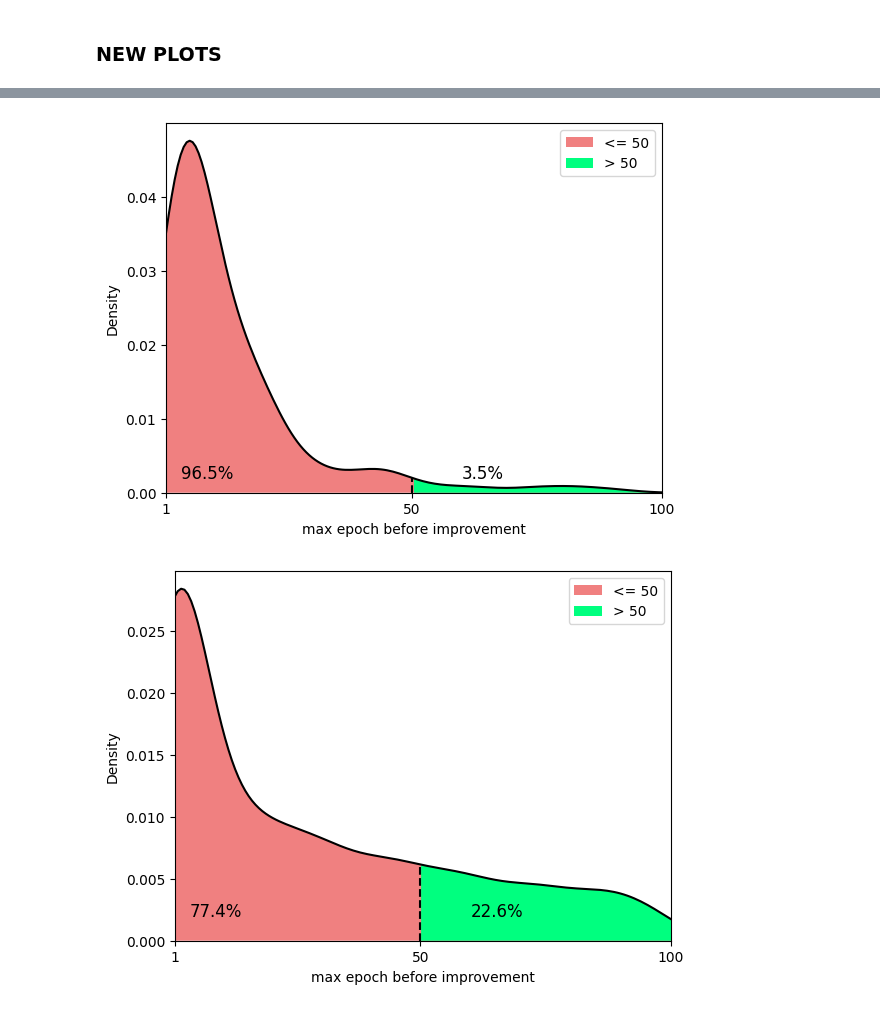
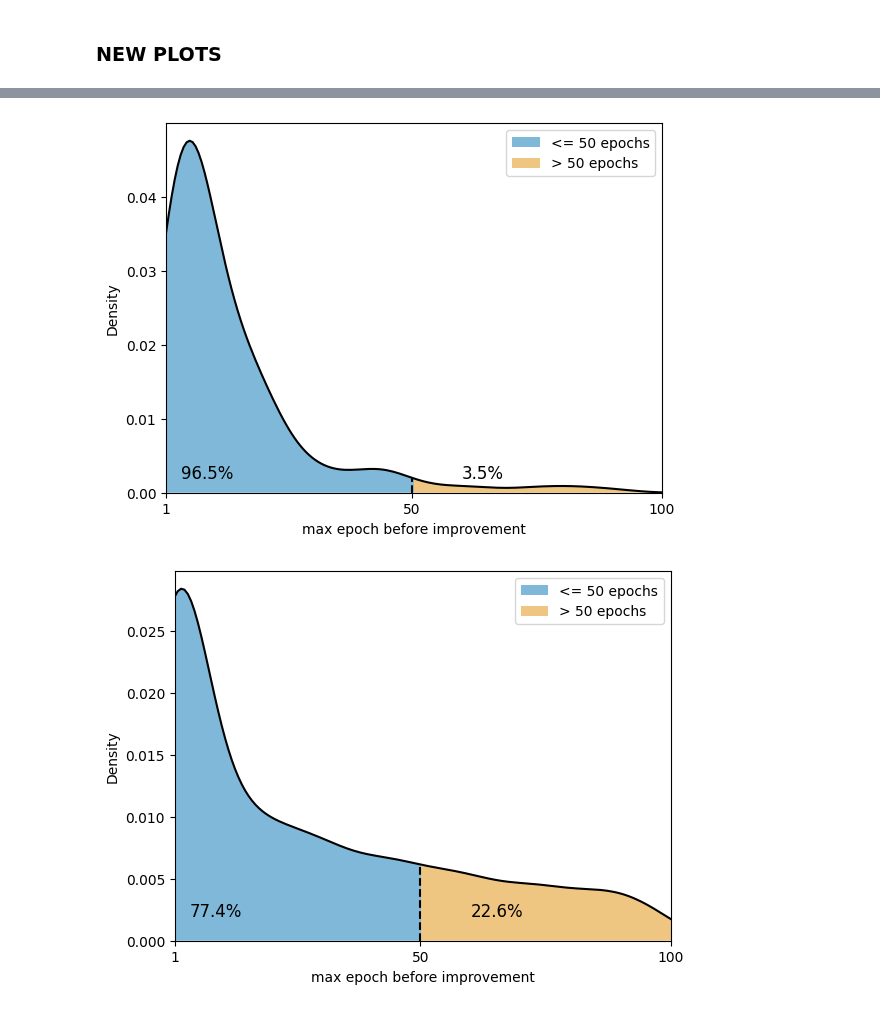
Before and after one commit to ITU-Thesis/graphworld, a Jupyter notebook: evaluation/preliminary_experiments.ipynb, the cells around one changed output, grey strips where cells are left out. Drawn from its saved outputs; the diff is of its cells as text; code cells hidden in the pictures.

```diff
--- a/evaluation/preliminary_experiments.ipynb
+++ b/evaluation/preliminary_experiments.ipynb
@@ -221,6 +221,10 @@ df_baselines = unpivot_baseline_model(df=df, suffix=TEST_METRIC, baseline_models
 
 ALL_PARAMS = ['train_downstream_lr', 'encoder_hidden_channels', 'encoder_num_layers', 'train_pretext_weight','train_pretext_epochs', 'train_pretext_lr'] + \
                 ['encoder_dropout', 'encoder_heads']
+# %%
+df_ssl.rename(columns={TEST_METRIC:"ROC AUC"}, inplace=True)
+df_ssl2.rename(columns={TEST_METRIC:"ROC AUC"}, inplace=True)
+df_baselines.rename(columns={TEST_METRIC:"ROC AUC"}, inplace=True)
 # %%
 fig=plt.figure(figsize=(15,6))
 gs = gridspec.GridSpec(2, len(ALL_PARAMS)//2)
@@ -418,8 +422,8 @@ ys = kdeline.get_ydata()
 
 split = 50
 ax.vlines(split, 0, np.interp(split, xs, ys), color='black', ls='--')
-p1 = ax.fill_between(xs, 0, ys, facecolor='lightcoral')
-p2 = ax.fill_between(xs, 0, ys, where=xs > split, interpolate=True, facecolor='springgreen')
+p1 = ax.fill_between(xs, 0, ys, where=xs-.5 < split, facecolor=sns.color_palette("colorblind")[0], alpha=0.5)
+p2 = ax.fill_between(xs, 0, ys, where=xs > split, interpolate=True, facecolor=sns.color_palette("colorblind")[1], alpha=0.5)
 
 perc = len(df_baselines2[df_baselines2['max epoch before improvement'] > 50]) / len(df_baselines2) * 100
 ax.annotate("{:.1f}%".format(perc), (60,0.002), fontsize=12)
@@ -427,34 +431,34 @@ ax.annotate("{:.1f}%".format(100-perc), (4,0.002), fontsize=12)
 
 ax.set_xlim(1, 100)
 plt.xticks([1, 50, 100])
-plt.legend([p1, p2],['<= 50', '> 50'])
+plt.legend([p1, p2],['<= 50 epochs', '> 50 epochs'])
 plt.show()
 # %% [output]
-[figure, old version]
+[figure, new version]
 # %%
 # Max epoch before improvement for baselines
 x = df_baselines['max epoch before improvement']
 fig, ax = plt.subplots()
 sns.kdeplot(x, color='black', ax=ax)
 kdeline = ax.lines[0]
 xs = kdeline.get_xdata()
 ys = kdeline.get_ydata()
 
 split = 50
 ax.vlines(split, 0, np.interp(split, xs, ys), color='black', ls='--')
-p1 = ax.fill_between(xs, 0, ys, facecolor='lightcoral')
-p2 = ax.fill_between(xs, 0, ys, where=xs > split, interpolate=True, facecolor='springgreen')
+p1 = ax.fill_between(xs, 0, ys, where=xs-.5 < split, facecolor=sns.color_palette("colorblind")[0], alpha=0.5)
+p2 = ax.fill_between(xs, 0, ys, where=xs > split, interpolate=True, facecolor=sns.color_palette("colorblind")[1], alpha=0.5)
 
 perc = len(df_baselines[df_baselines['max epoch before improvement'] > 50]) / len(df_baselines) * 100
 ax.annotate("{:.1f}%".format(perc), (60,0.002), fontsize=12)
 ax.annotate("{:.1f}%".format(100-perc), (4,0.002), fontsize=12)
 
 ax.set_xlim(1, 100)
 plt.xticks([1, 50, 100])
-plt.legend([p1, p2],['<= 50', '> 50'])
+plt.legend([p1, p2],['<= 50 epochs', '> 50 epochs'])
 plt.show()
 # %% [output]
-[figure, old version]
+[figure, new version]
 # %%
 # Best epoch for baselines
 fig, ax = plt.subplots()
```
Also changed, not shown: parts of 6 cells of this notebook, 3 other files.
